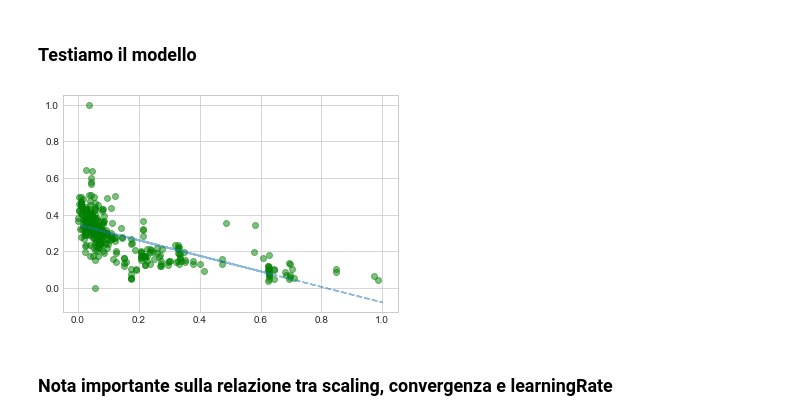
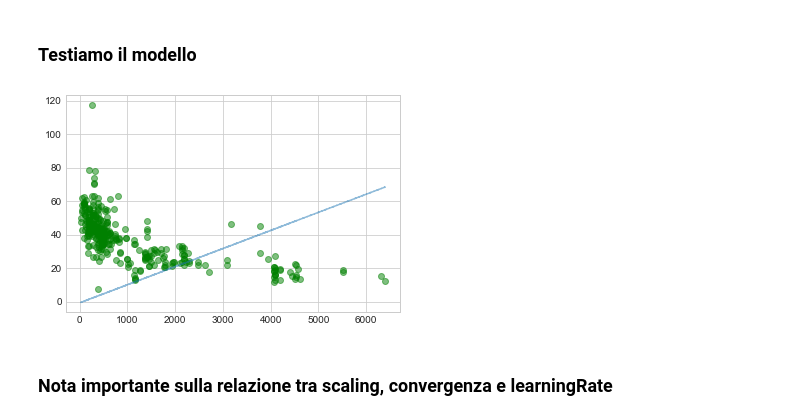
Before and after one commit to ermlau/NotebookML, a Jupyter notebook: Linear Regression.ipynb, the cells around one changed output. Saved outputs shown, nothing was run; the diff lists cells and outputs as text; code cells hidden in the pictures.

```diff
--- a/Linear Regression.ipynb
+++ b/Linear Regression.ipynb
@@ -181,11 +259,15 @@ y_data = np.array(my_data['Y_house_price_of_unit_area'], dtype=np.float32).resha
 Scala = 1
 XMin = np.amin(x_data)
 XMax = np.amax(x_data)
-x_data = ((x_data - XMin) / (XMax-XMin)) * Scala
+#x_data = ((x_data - XMin) / (XMax-XMin)) * Scala
 
 YMin = np.amin(y_data)
 YMax = np.amax(y_data)
-y_data = ((y_data - YMin) / (YMax-YMin)) * Scala
+#y_data = ((y_data - YMin) / (YMax-YMin)) * Scala
+
+# è necessario fare lo scaling dei dati di x e y in modo da evitare il gradient explosion
+# senza fare lo scaling il loss và subito a nan dopo poche epoche
+# per ulteriori info vedere il paragrafo Scaling più in basso
 # %%
 # divido il set di dati in due
 x_train, x_test = x_data[:332,:], x_data[332:,:]
@@ -291,7 +390,8 @@ plt.show()
 ### Testiamo il modello
 # %%
 with torch.no_grad(): # non abbiamo bisogno dei gradienti in fase di test
-    predicted = model2(Variable(torch.from_numpy(x_test))).data.numpy()
+    #predicted = model2(Variable(torch.from_numpy(x_test))).data.numpy()
+    predicted = model2(Variable(torch.from_numpy(x_train))).data.numpy()
     #print(predicted)
 # %%
 # calcolo l'accuratezza
@@ -301,10 +401,11 @@ with torch.no_grad(): # non abbiamo bisogno dei gradienti in fase di test
 # %%
 plt.clf()
 plt.plot(x_train, y_train, 'go', label='True data', alpha=0.5) # disegno i punti originali
-plt.plot(x_test, predicted, '--', label='Predictions', alpha=0.5) # disegno la linea calcolata dalla rete neurale
+#plt.plot(x_test, predicted, '--', label='Predictions', alpha=0.5) # disegno la linea calcolata dalla rete neurale
+plt.plot(x_train, predicted, '--', label='Predictions', alpha=0.5)
 plt.show()
 # %% [output]
-[figure, old version]
+[figure, new version]
 # %% [markdown]
 ### Nota importante sulla relazione tra scaling, convergenza e learningRate
 # %% [markdown]
```
Also changed, not shown: parts of 28 cells of this notebook, 4 other files.
